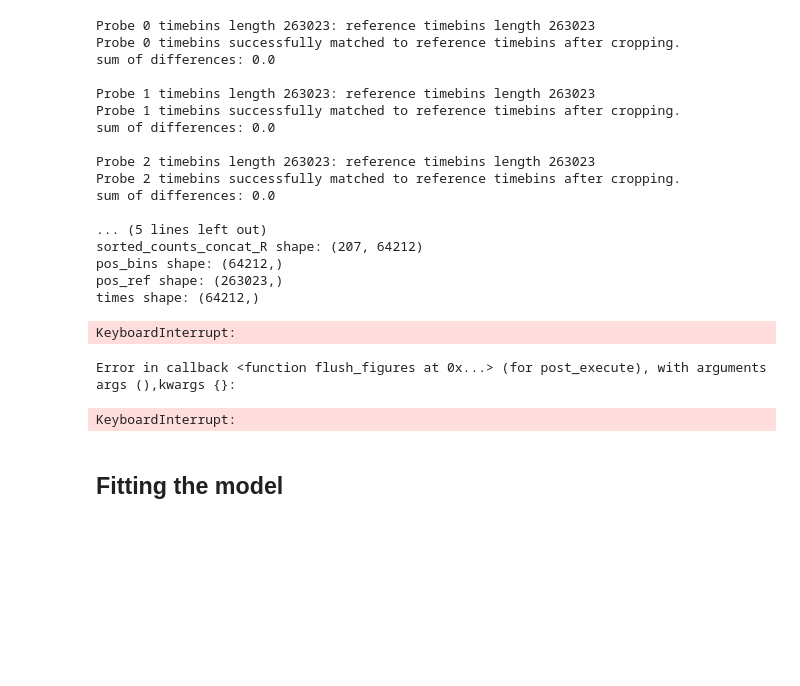
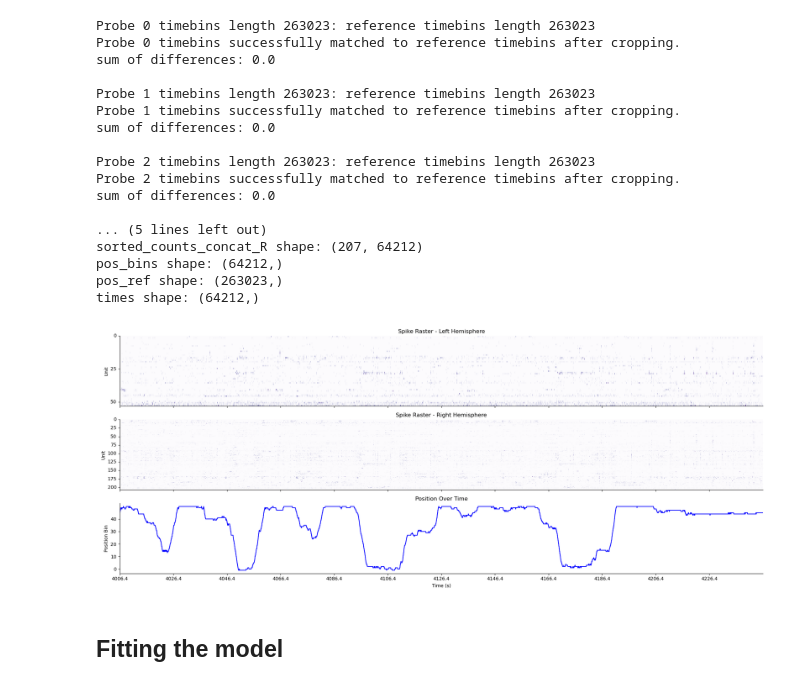
Before and after one commit to Sid-Rafilson-1617/poor-man-GPLVM, a Jupyter notebook: analysis_example.ipynb, the cells around one changed output. Saved outputs shown, nothing was run; the diff lists cells and outputs as text; code cells hidden in the pictures; blank space fills up the shorter version.

```diff
--- a/analysis_example.ipynb
+++ b/analysis_example.ipynb
@@ -217,7 +217,7 @@ Tracking start time: 3926.353 s, end time: 6494.814 s, duration: 2568.461 s
 # %% [markdown]
 ### Bining position
 # %%
-N_SPATIAL_BINS = 20
+N_SPATIAL_BINS = 50
 POS_MIN = -0.5
 POS_MAX = 0.7
 
@@ -345,37 +345,65 @@ pos_bins shape: (64212,)
 pos_ref shape: (263023,)
 times shape: (64212,)
 # %%
-# ------------------------ Plotting raster plots for each hemisphere and including the binarized positions------------------------
-fig, axs = plt.subplots(3, 1, figsize=(20, 8), sharex = True)
+START = 2000
+STOP = 8000
 
-# Plotting the raster plot for the left hemisphere
-sns.heatmap(ax=axs[0], data=sorted_spike_counts_concat_L,
-            cmap='Purples', cbar=False, xticklabels=times)
+# indices within the sliced segment (0 .. STOP-START-1)
+x_idx = np.arange(STOP - START)
+
+fig, axs = plt.subplots(3, 1, figsize=(20, 8), sharex=True)
+
+# --- Left hemisphere raster ---
+sns.heatmap(
+    ax=axs[0],
+    data=sorted_spike_counts_concat_L[:, START:STOP],
+    cmap='Purples',
+    cbar=False
+)
 axs[0].set_ylabel('Unit')
 axs[0].set_title('Spike Raster - Left Hemisphere')
-axs[0].set_yticks(np.arange(0, sorted_spike_counts_concat_L.shape[0], 2))
-axs[0].set_yticklabels(np.arange(0, sorted_spike_counts_concat_L.shape[0], 2))
+axs[0].set_yticks(np.arange(0, sorted_spike_counts_concat_L.shape[0], 25))
+axs[0].set_yticklabels(np.arange(0, sorted_spike_counts_concat_L.shape[0], 25))
 
-# Plotting the raster plot for the right hemisphere
-sns.heatmap(ax=axs[1], data=sorted_spike_counts_concat_R,
-            cmap='Purples', cbar=False, xticklabels=times)
+# --- Right hemisphere raster ---
+sns.heatmap(
+    ax=axs[1],
+    data=sorted_spike_counts_concat_R[:, START:STOP],
+    cmap='Purples',
+    cbar=False
+)
 axs[1].set_ylabel('Unit')
 axs[1].set_title('Spike Raster - Right Hemisphere')
-axs[1].set_yticks(np.arange(0, sorted_spike_counts_concat_R.shape[0], 2))
-axs[1].set_yticklabels(np.arange(0, sorted_spike_counts_concat_R.shape[0], 2))
+axs[1].set_yticks(np.arange(0, sorted_spike_counts_concat_R.shape[0], 25))
+axs[1].set_yticklabels(np.arange(0, sorted_spike_counts_concat_R.shape[0], 25))
 
-# Plotting the binarized positions
-sns.lineplot(ax=axs[2], x=times, y=pos_bins, color='blue')
+# --- Position trace ---
+# IMPORTANT: use the same x_idx as x, not times[]
+sns.lineplot(
+    ax=axs[2],
+    x=x_idx,
+    y=pos_bins[START:STOP],
+    color='blue'
+)
 axs[2].set_xlabel('Time (s)')
-axs[2].set_ylabel('Position (meters)')
+axs[2].set_ylabel('Position Bin')
 axs[2].set_title('Position Over Time')
+
+axs[2].set_yticks(np.arange(0, N_SPATIAL_BINS, 10))
+axs[2].set_yticklabels(np.arange(0, N_SPATIAL_BINS, 10))
+
+# Now set ticks in index space, but label them with seconds
+tick_idx = np.arange(0, STOP - START, 500)  # index within the window
+tick_labels = np.round(times[START:STOP:500], 1)
+
+axs[2].set_xticks(tick_idx)
+axs[2].set_xticklabels(tick_labels)
+
 sns.despine()
 plt.tight_layout()
 plt.show()
 # %% [output]
-KeyboardInterrupt:
-Error in callback <function flush_figures at 0x...> (for post_execute), with arguments args (),kwargs {}:
-KeyboardInterrupt:
+[figure, added]
 # %% [markdown]
 ## Fitting the model
 # %%
```
Also changed, not shown: parts of 6 cells of this notebook.
